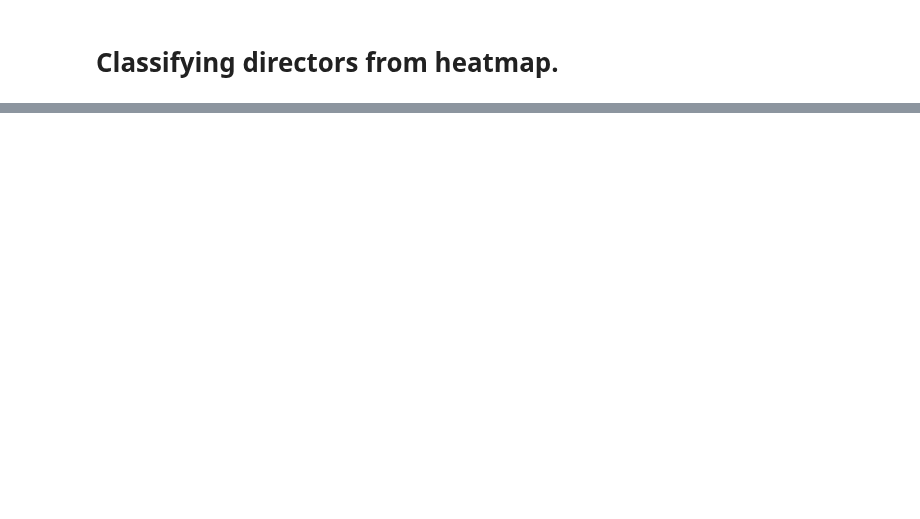
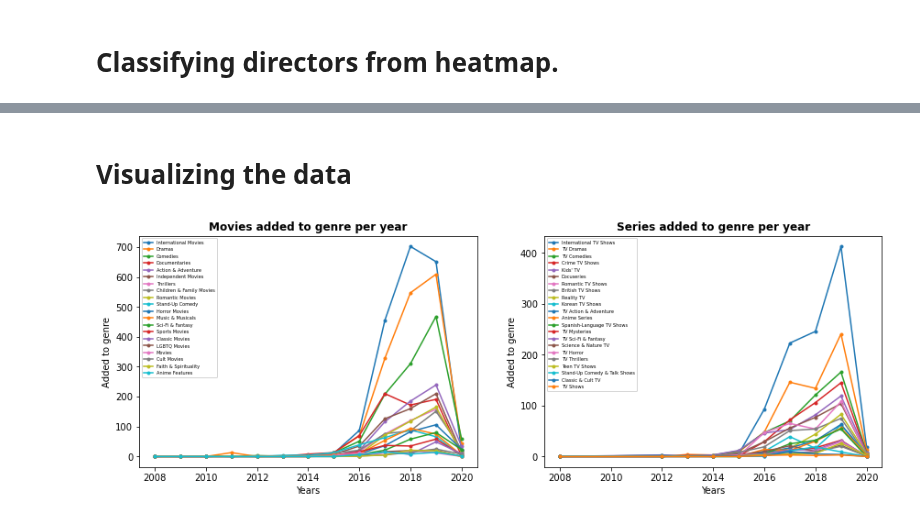
Before and after one commit to aSkailand/dat540-netflix_catalogue, a Jupyter notebook: src/netflix_catalogue_view.ipynb, the cells around one changed output, grey strips where cells are left out. Drawn from its saved outputs; the diff is of its cells as text; code cells hidden in the pictures; blank space fills up the shorter version.

```diff
--- a/src/netflix_catalogue_view.ipynb
+++ b/src/netflix_catalogue_view.ipynb
@@ -93,0 +102,10 @@ plt.show()
+# %%
+import pandas as pd
+import numpy as np
+import correlation_between_genres
+import matplotlib.pyplot as plt
+import chord
+
+df = pd.DataFrame(pd.read_csv('netflix_titles.csv'))
+dfMovies = df[df['type'] == 'Movie']
+dfSeries = df[df['type'] == 'TV Show']
@@ -93,0 +165,3 @@ plt.show()
+# %%
+genresAddedPerYearSeries = genresAddedPerYear(dfSeries)
+genresAddedPerYearMovies = genresAddedPerYear(dfMovies)
@@ -93,0 +170,3 @@ plt.show()
+# %%
+genresAddedPerYearSeries = genresAddedPerYearSeries.drop(2020, axis = 'columns')
+genresAddedPerYearMovies = genresAddedPerYearMovies.drop(2020, axis = 'columns')
@@ -93,0 +213,30 @@ plt.show()
+# %% [markdown]
+# Visualizing the data
+# %%
+movieGenres = genresAddedPerYearMovies.index
+seriesGenres = genresAddedPerYearSeries.index
+
+fig, (ax1, ax2) = plt.subplots(1, 2, )
+fig.subplots_adjust(right = 2, top = 1)
+
+ax1.set_xlabel('Years')
+ax1.set_ylabel('Added to genre')
+ax1.set_title('Movies added to genre per year', fontweight = 'bold')
+
+ax2.set_xlabel('Years')
+ax2.set_ylabel('Added to genre')
+ax2.set_title('Series added to genre per year', fontweight = 'bold')
+
+
+
+for genre in movieGenres:
+    ax1.plot(genresAddedPerYearMovies.loc[genre], marker = '.')
+
+for genre in seriesGenres:
+    ax2.plot(genresAddedPerYearSeries.loc[genre], marker = '.')
+
+ax1.legend(movieGenres, loc = 2, fontsize = 5)
+ax2.legend(seriesGenres, loc = 2, fontsize = 5)
+plt.show()
+# %% [output]
+[figure, added]
```
Also changed, not shown: parts of 29 cells of this notebook, 2 other files.
